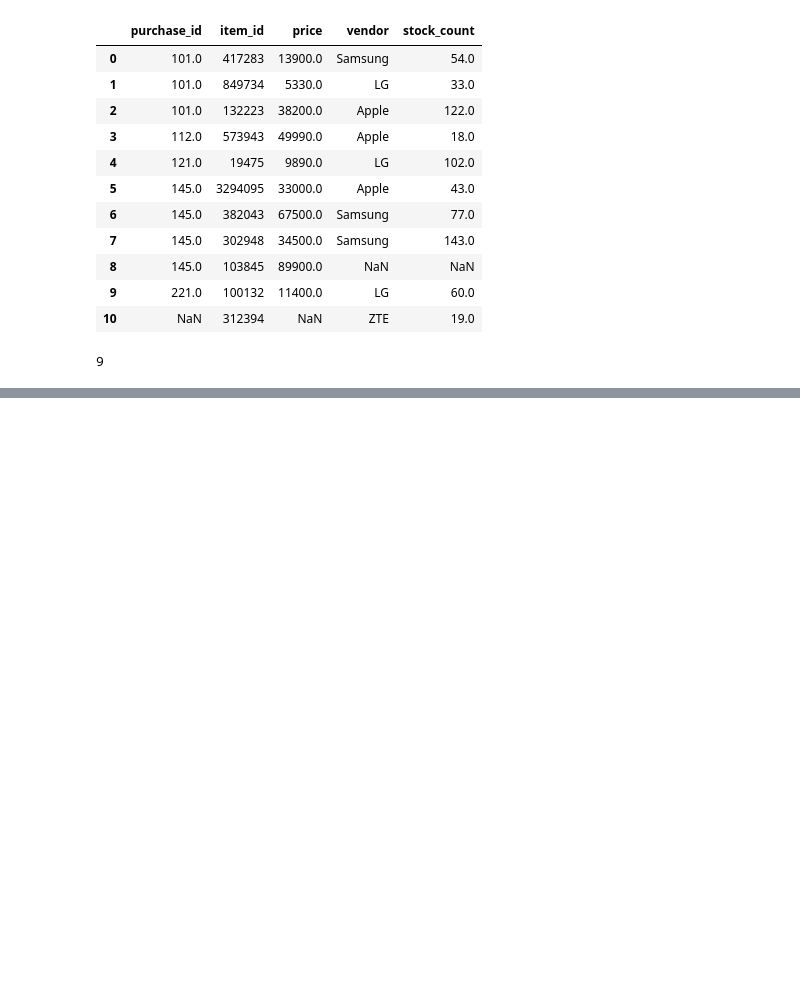
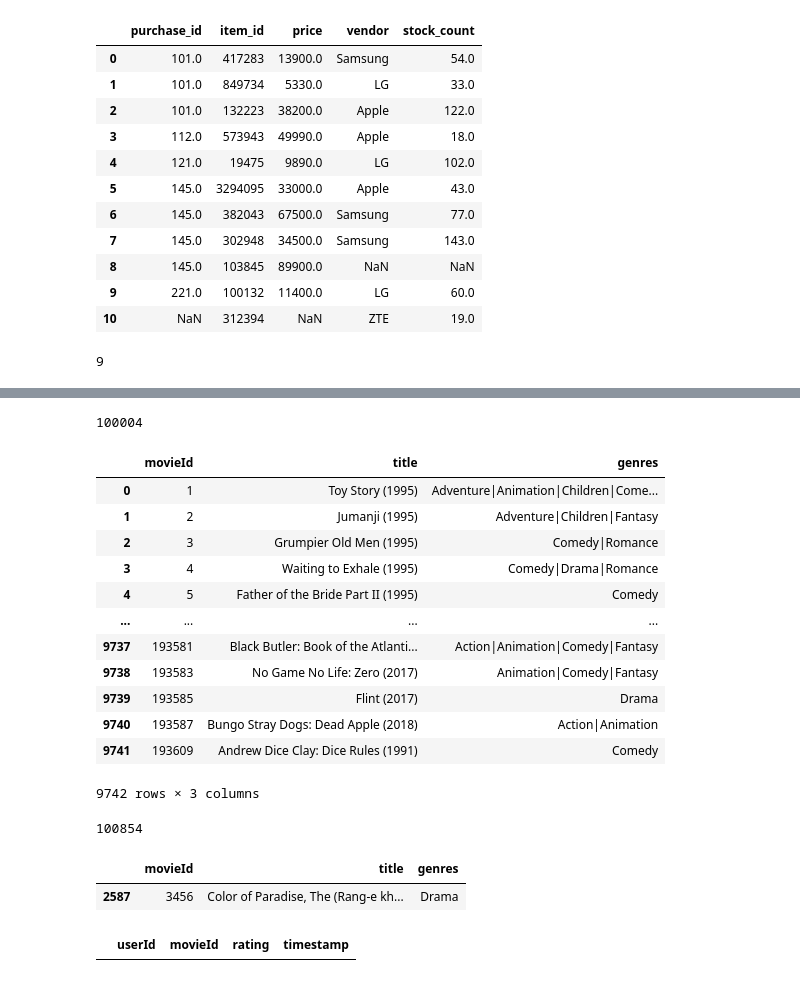
Before and after one commit to L1chik/SkillFactory, a Jupyter notebook: module_1/Python_07.ipynb, the cells around one changed output, grey strips where cells are left out. Cells and saved outputs as stored; diff of their text form; code cells hidden in the pictures; blank space fills up the shorter version.

```diff
--- a/module_1/Python_07.ipynb
+++ b/module_1/Python_07.ipynb
@@ -164,0 +215,42 @@ joined.Sum.max()
+# %%
+files = os.listdir('data')
+data = pd.DataFrame(columns=['userId', 'movieId', 'rating', 'timestamp'])
+for filename in files:
+    temp = pd.read_csv(os.path.join('data', filename), names=['userId', 'movieId', 'rating', 'timestamp'])
+    data = pd.concat([data, temp])
+len(data)
+# %% [output]
+100004
+# %%
+movies = pd.read_csv('movies.xls')
+ratings = pd.read_csv('ratings.xls')
+ratings[rating == rating.min()].rating.count()
+movies
+# %% [output]
+|  | movieId | title | genres |
+| 0 | 1 | Toy Story (1995) | Adventure|Animation|Children|Come... |
+| 1 | 2 | Jumanji (1995) | Adventure|Children|Fantasy |
+| 2 | 3 | Grumpier Old Men (1995) | Comedy|Romance |
+| 3 | 4 | Waiting to Exhale (1995) | Comedy|Drama|Romance |
+| 4 | 5 | Father of the Bride Part II (1995) | Comedy |
+| ... | ... | ... | ... |
+| 9737 | 193581 | Black Butler: Book of the Atlanti... | Action|Animation|Comedy|Fantasy |
+| 9738 | 193583 | No Game No Life: Zero (2017) | Animation|Comedy|Fantasy |
+| 9739 | 193585 | Flint (2017) | Drama |
+| 9740 | 193587 | Bungo Stray Dogs: Dead Apple (2018) | Action|Animation |
+| 9741 | 193609 | Andrew Dice Clay: Dice Rules (1991) | Comedy |
+9742 rows × 3 columns
+# %%
+joined = ratings.merge(movies, how='outer')
+len(joined)
+# %% [output]
+100854
+# %%
+movies[movies.movieId == 3456]
+# %% [output]
+|  | movieId | title | genres |
+| 2587 | 3456 | Color of Paradise, The (Rang-e kh... | Drama |
+# %%
+ratings[ratings.movieId == 3456]
+# %% [output]
+|  | userId | movieId | rating | timestamp |
```
Also changed, not shown: parts of 8 cells of this notebook.
